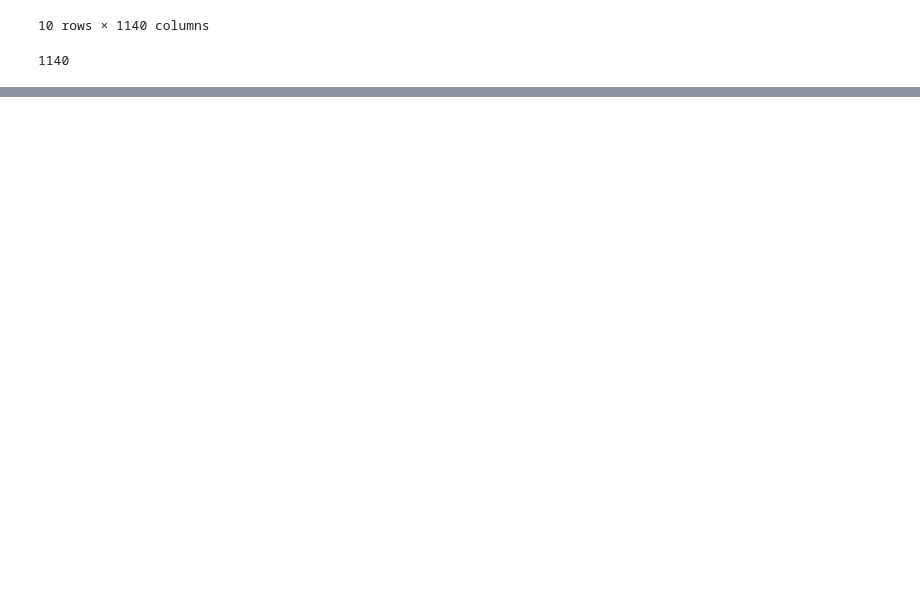
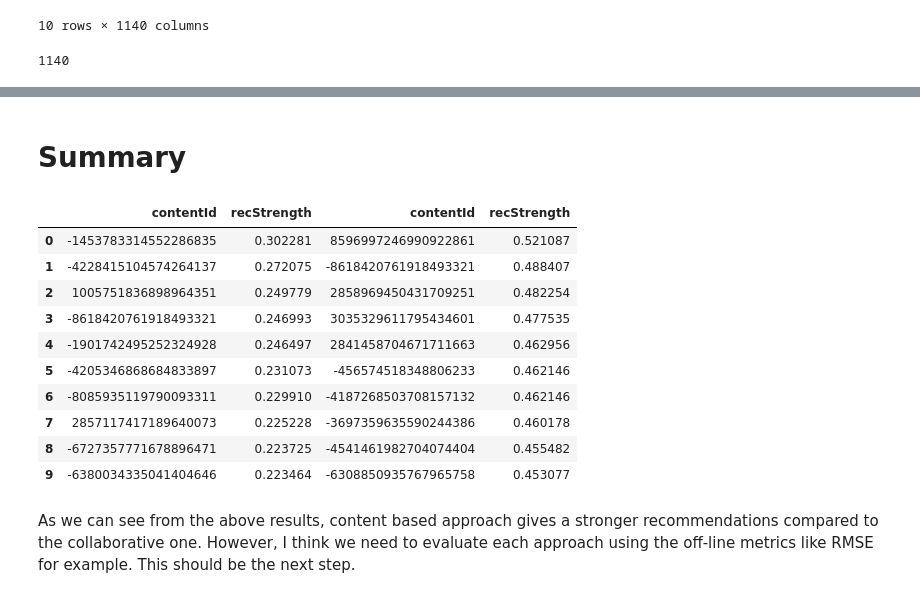
Before and after one commit to salma71/MSDS_SU2020, a Jupyter notebook: Recommender_system612/week_2/Project_2.ipynb, the cells around one changed output, grey strips where cells are left out. Saved outputs shown, nothing was run; the diff lists cells and outputs as text; code cells hidden in the pictures; blank space fills up the shorter version.

Commit message:
add summanry and compare algorithms

```diff
--- a/Recommender_system612/week_2/Project_2.ipynb
+++ b/Recommender_system612/week_2/Project_2.ipynb
@@ -349,3 +349,6 @@ class ContentBasedRecommender:
         return recommendations_df
 
 content_based_recommender_model = ContentBasedRecommender(articles_df)
+# %%
+cb_df = content_based_recommender_model.recommend_items(user_id= -8845298781299428018)
+cb_df
@@ -503,3 +518,6 @@ class CFRecommender:
         return recommendations_df
 
 cf_recommender_model = CFRecommender(cf_preds_df, articles_df)
+# %%
+cf_df = cf_recommender_model.recommend_items(user_id= -8845298781299428018)
+cf_df
@@ -505,0 +536,19 @@ cf_recommender_model = CFRecommender(cf_preds_df, articles_df)
+# %% [markdown]
+# Summary
+# %%
+df = pd.concat([cf_df, cb_df], axis=1)
+df
+# %% [output]
+|  | contentId | recStrength | contentId | recStrength |
+| 0 | -1453783314552286835 | 0.302281 | 8596997246990922861 | 0.521087 |
+| 1 | -4228415104574264137 | 0.272075 | -8618420761918493321 | 0.488407 |
+| 2 | 1005751836898964351 | 0.249779 | 2858969450431709251 | 0.482254 |
+| 3 | -8618420761918493321 | 0.246993 | 3035329611795434601 | 0.477535 |
+| 4 | -1901742495252324928 | 0.246497 | 2841458704671711663 | 0.462956 |
+| 5 | -4205346868684833897 | 0.231073 | -456574518348806233 | 0.462146 |
+| 6 | -8085935119790093311 | 0.229910 | -4187268503708157132 | 0.462146 |
+| 7 | 2857117417189640073 | 0.225228 | -3697359635590244386 | 0.460178 |
+| 8 | -6727357771678896471 | 0.223725 | -4541461982704074404 | 0.455482 |
+| 9 | -6380034335041404646 | 0.223464 | -6308850935767965758 | 0.453077 |
+# %% [markdown]
+As we can see from the above results, content based approach gives a stronger recommendations compared to the collaborative one. However, I think we need to evaluate each approach using the off-line metrics like RMSE for example. This should be the next step.
```
Also changed, not shown: parts of 2 cells of this notebook.
